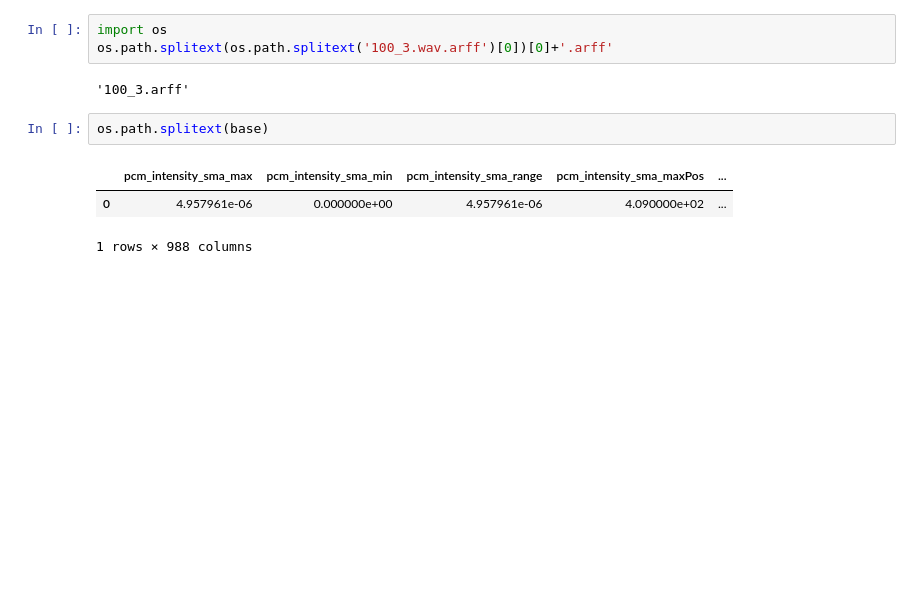
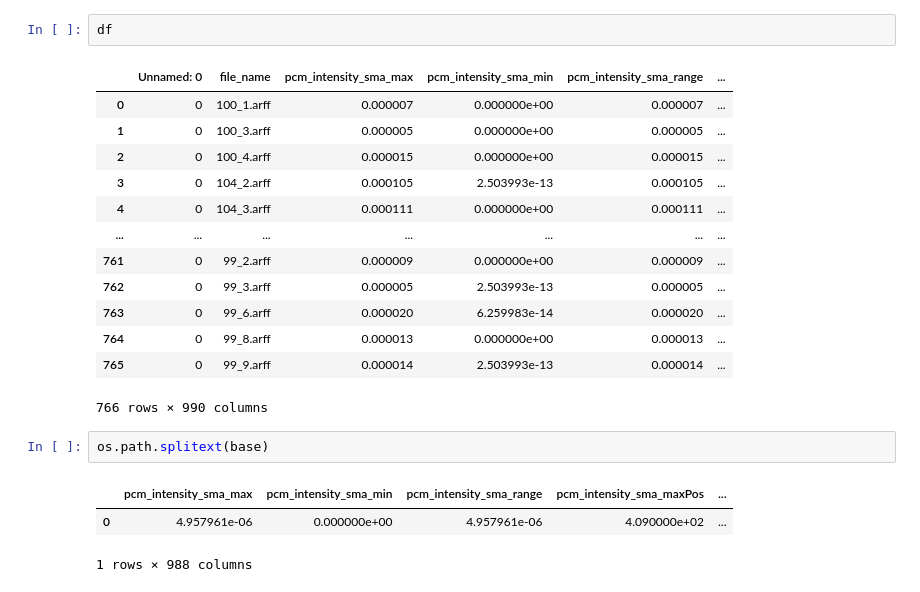
Before and after one commit to hslrock/EmotiW2020, a Jupyter notebook: preprocess.ipynb, the cells around one changed output. Cells and saved outputs as stored; diff of their text form; blank space fills up the shorter version.

```diff
--- a/preprocess.ipynb
+++ b/preprocess.ipynb
@@ -102,8 +102,19 @@ df2
-# %%
-import os
-os.path.splitext(os.path.splitext('100_3.wav.arff')[0])[0]+'.arff'
-# %% [output]
-'100_3.arff'
+# %%
+df
+# %% [output]
+|  | Unnamed: 0 | file_name | pcm_intensity_sma_max | pcm_intensity_sma_min | pcm_intensity_sma_range | ... |
+| 0 | 0 | 100_1.arff | 0.000007 | 0.000000e+00 | 0.000007 | ... |
+| 1 | 0 | 100_3.arff | 0.000005 | 0.000000e+00 | 0.000005 | ... |
+| 2 | 0 | 100_4.arff | 0.000015 | 0.000000e+00 | 0.000015 | ... |
+| 3 | 0 | 104_2.arff | 0.000105 | 2.503993e-13 | 0.000105 | ... |
+| 4 | 0 | 104_3.arff | 0.000111 | 0.000000e+00 | 0.000111 | ... |
+| ... | ... | ... | ... | ... | ... | ... |
+| 761 | 0 | 99_2.arff | 0.000009 | 0.000000e+00 | 0.000009 | ... |
+| 762 | 0 | 99_3.arff | 0.000005 | 2.503993e-13 | 0.000005 | ... |
+| 763 | 0 | 99_6.arff | 0.000020 | 6.259983e-14 | 0.000020 | ... |
+| 764 | 0 | 99_8.arff | 0.000013 | 0.000000e+00 | 0.000013 | ... |
+| 765 | 0 | 99_9.arff | 0.000014 | 2.503993e-13 | 0.000014 | ... |
+766 rows × 990 columns
 # %%
 os.path.splitext(base)
 # %% [output]
```
Also changed, not shown: parts of 17 cells of this notebook, 17 other files.
